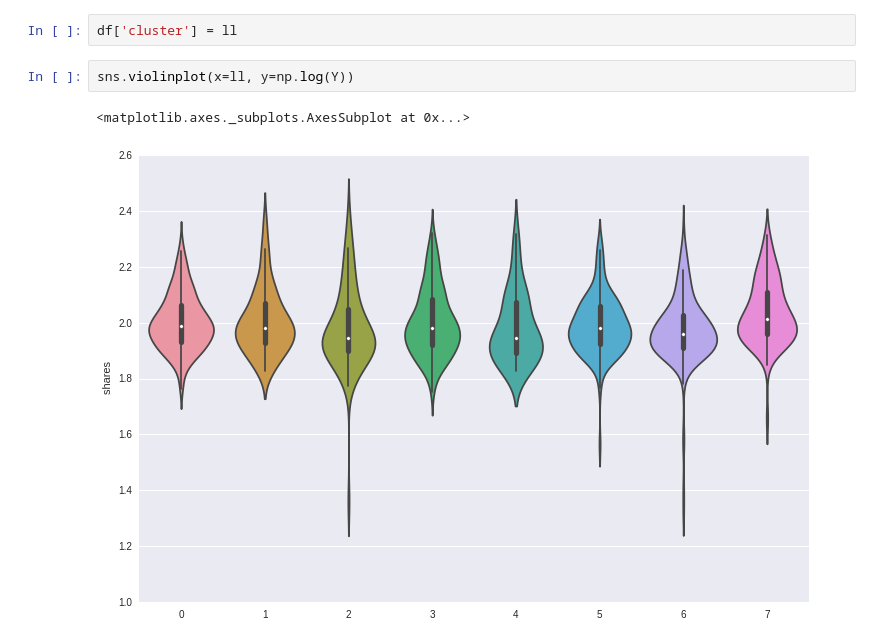
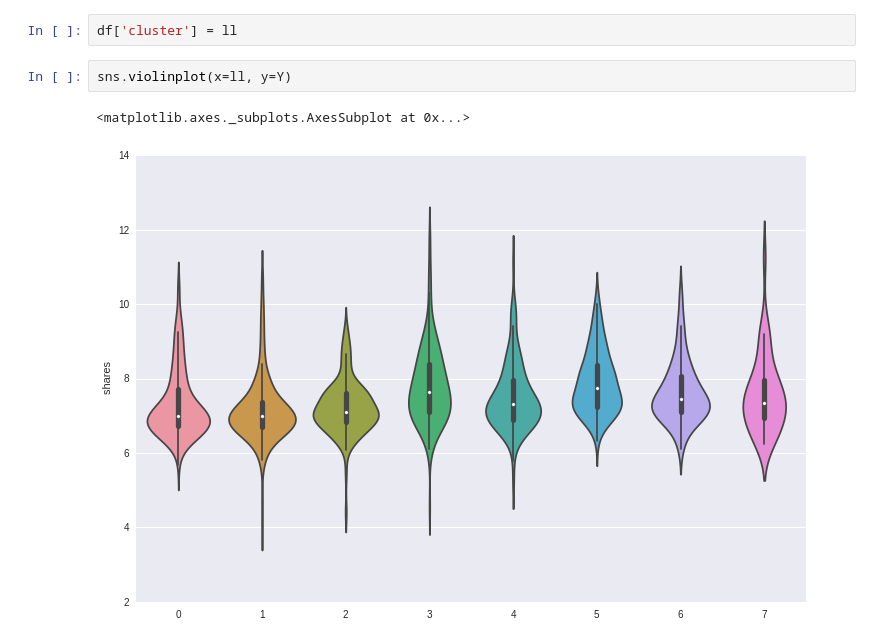
Before and after one commit to nmiculinic/IART-practical, a Jupyter notebook: k-means clustering.ipynb, the cells around one changed output. Saved outputs shown, nothing was run; the diff lists cells and outputs as text.

Commit message:
fixed plot

```diff
--- a/k-means clustering.ipynb
+++ b/k-means clustering.ipynb
@@ -27,7 +27,7 @@ ll = model.fit_predict(X)
 # %%
 df['cluster'] = ll
 # %%
-sns.violinplot(x=ll, y=np.log(Y))
+sns.violinplot(x=ll, y=Y)
 # %% [output]
 <matplotlib.axes._subplots.AxesSubplot at 0x...>
-[figure, old version]
+[figure, new version]
```
